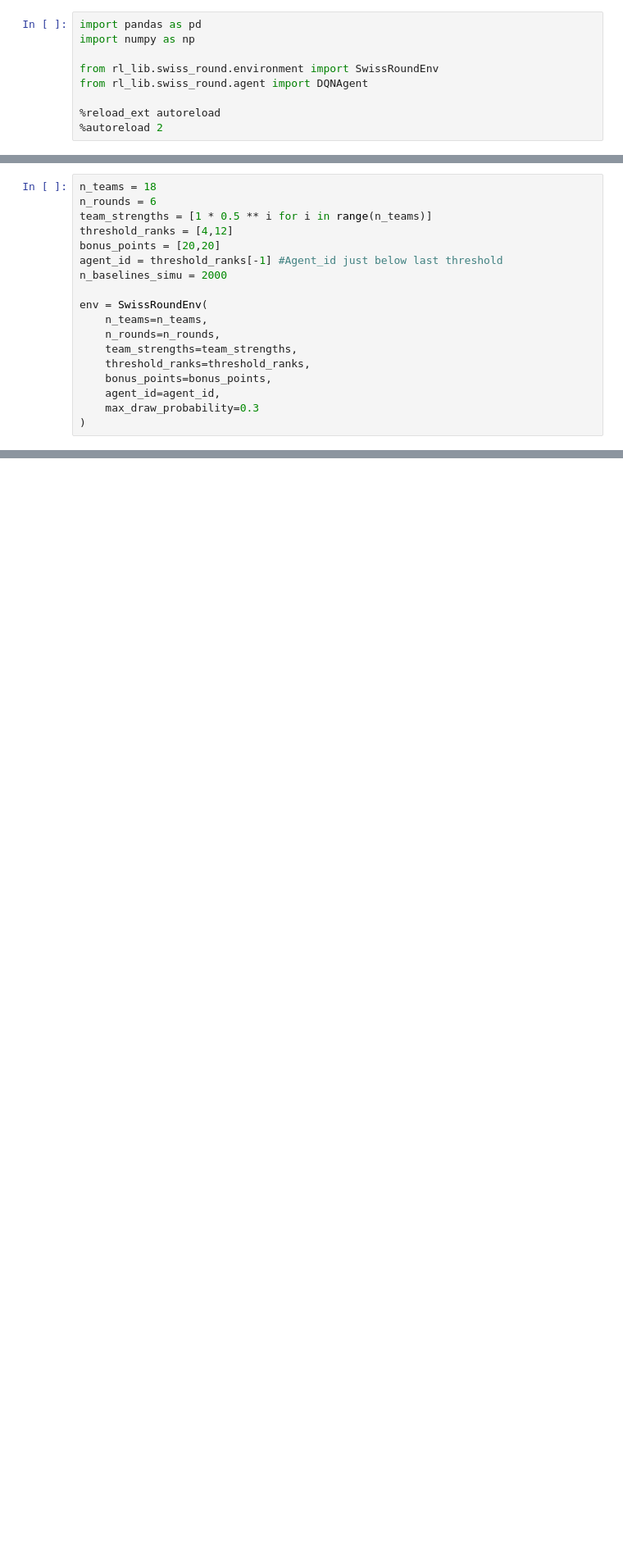
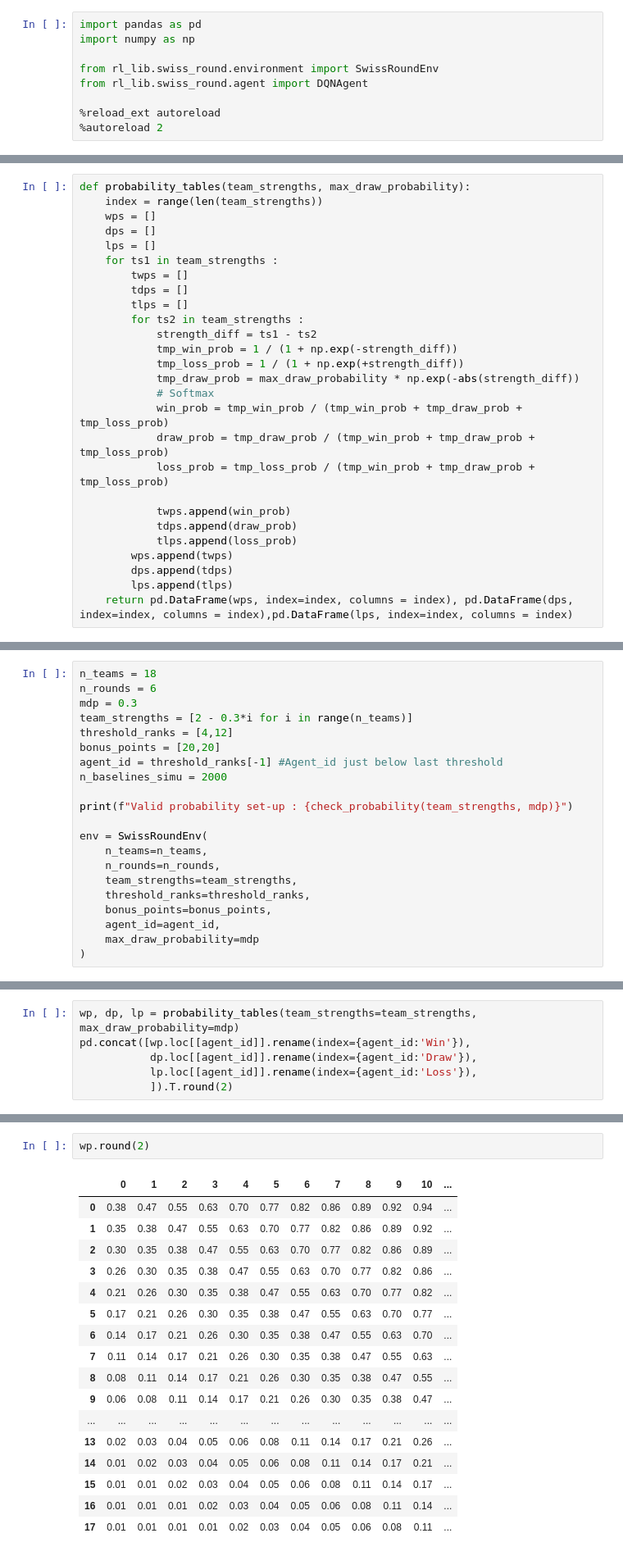
Before and after one commit to arnaud-odet/RL, a Jupyter notebook: notebooks/swiss_round.ipynb, the cells around one changed output, grey strips where cells are left out. Shown: that part at 82% size. Saved outputs shown, nothing was run; the diff lists cells and outputs as text; blank space fills up the shorter version.

Commit message:
Adjusting probability table

```diff
--- a/notebooks/swiss_round.ipynb
+++ b/notebooks/swiss_round.ipynb
@@ -9,0 +12,27 @@ from rl_lib.swiss_round.agent import DQNAgent
+# %%
+def probability_tables(team_strengths, max_draw_probability):
+    index = range(len(team_strengths))
+    wps = []
+    dps = []
+    lps = []
+    for ts1 in team_strengths :
+        twps = []
+        tdps = []
+        tlps = []
+        for ts2 in team_strengths :
+            strength_diff = ts1 - ts2
+            tmp_win_prob = 1 / (1 + np.exp(-strength_diff))
+            tmp_loss_prob = 1 / (1 + np.exp(+strength_diff))
+            tmp_draw_prob = max_draw_probability * np.exp(-abs(strength_diff))
+            # Softmax
+            win_prob = tmp_win_prob / (tmp_win_prob + tmp_draw_prob + tmp_loss_prob)
+            draw_prob = tmp_draw_prob / (tmp_win_prob + tmp_draw_prob + tmp_loss_prob)
+            loss_prob = tmp_loss_prob / (tmp_win_prob + tmp_draw_prob + tmp_loss_prob)
+
+            twps.append(win_prob)
+            tdps.append(draw_prob)
+            tlps.append(loss_prob)
+        wps.append(twps)
+        dps.append(tdps)
+        lps.append(tlps)
+    return pd.DataFrame(wps, index=index, columns = index), pd.DataFrame(dps, index=index, columns = index),pd.DataFrame(lps, index=index, columns = index)
@@ -10,11 +49,14 @@ from rl_lib.swiss_round.agent import DQNAgent
 # %%
 n_teams = 18
 n_rounds = 6
-team_strengths = [1 * 0.5 ** i for i in range(n_teams)]
+mdp = 0.3
+team_strengths = [2 - 0.3*i for i in range(n_teams)]
 threshold_ranks = [4,12]
 bonus_points = [20,20]
 agent_id = threshold_ranks[-1] #Agent_id just below last threshold
 n_baselines_simu = 2000
+
+print(f"Valid probability set-up : {check_probability(team_strengths, mdp)}")
 
 env = SwissRoundEnv(
     n_teams=n_teams,
@@ -23,5 +65,5 @@ env = SwissRoundEnv(
     threshold_ranks=threshold_ranks,
     bonus_points=bonus_points,
     agent_id=agent_id,
-    max_draw_probability=0.3
+    max_draw_probability=mdp
 )
@@ -27,0 +79,6 @@ env = SwissRoundEnv(
+# %%
+wp, dp, lp = probability_tables(team_strengths=team_strengths, max_draw_probability=mdp)
+pd.concat([wp.loc[[agent_id]].rename(index={agent_id:'Win'}),
+           dp.loc[[agent_id]].rename(index={agent_id:'Draw'}),
+           lp.loc[[agent_id]].rename(index={agent_id:'Loss'}),
+           ]).T.round(2)
@@ -27,0 +105,20 @@ env = SwissRoundEnv(
+# %%
+wp.round(2)
+# %% [output]
+|  | 0 | 1 | 2 | 3 | 4 | 5 | 6 | 7 | 8 | 9 | 10 | ... |
+| 0 | 0.38 | 0.47 | 0.55 | 0.63 | 0.70 | 0.77 | 0.82 | 0.86 | 0.89 | 0.92 | 0.94 | ... |
+| 1 | 0.35 | 0.38 | 0.47 | 0.55 | 0.63 | 0.70 | 0.77 | 0.82 | 0.86 | 0.89 | 0.92 | ... |
+| 2 | 0.30 | 0.35 | 0.38 | 0.47 | 0.55 | 0.63 | 0.70 | 0.77 | 0.82 | 0.86 | 0.89 | ... |
+| 3 | 0.26 | 0.30 | 0.35 | 0.38 | 0.47 | 0.55 | 0.63 | 0.70 | 0.77 | 0.82 | 0.86 | ... |
+| 4 | 0.21 | 0.26 | 0.30 | 0.35 | 0.38 | 0.47 | 0.55 | 0.63 | 0.70 | 0.77 | 0.82 | ... |
+| 5 | 0.17 | 0.21 | 0.26 | 0.30 | 0.35 | 0.38 | 0.47 | 0.55 | 0.63 | 0.70 | 0.77 | ... |
+| 6 | 0.14 | 0.17 | 0.21 | 0.26 | 0.30 | 0.35 | 0.38 | 0.47 | 0.55 | 0.63 | 0.70 | ... |
+| 7 | 0.11 | 0.14 | 0.17 | 0.21 | 0.26 | 0.30 | 0.35 | 0.38 | 0.47 | 0.55 | 0.63 | ... |
+| 8 | 0.08 | 0.11 | 0.14 | 0.17 | 0.21 | 0.26 | 0.30 | 0.35 | 0.38 | 0.47 | 0.55 | ... |
+| 9 | 0.06 | 0.08 | 0.11 | 0.14 | 0.17 | 0.21 | 0.26 | 0.30 | 0.35 | 0.38 | 0.47 | ... |
+| ... | ... | ... | ... | ... | ... | ... | ... | ... | ... | ... | ... | ... |
+| 13 | 0.02 | 0.03 | 0.04 | 0.05 | 0.06 | 0.08 | 0.11 | 0.14 | 0.17 | 0.21 | 0.26 | ... |
+| 14 | 0.01 | 0.02 | 0.03 | 0.04 | 0.05 | 0.06 | 0.08 | 0.11 | 0.14 | 0.17 | 0.21 | ... |
+| 15 | 0.01 | 0.01 | 0.02 | 0.03 | 0.04 | 0.05 | 0.06 | 0.08 | 0.11 | 0.14 | 0.17 | ... |
+| 16 | 0.01 | 0.01 | 0.01 | 0.02 | 0.03 | 0.04 | 0.05 | 0.06 | 0.08 | 0.11 | 0.14 | ... |
+| 17 | 0.01 | 0.01 | 0.01 | 0.01 | 0.02 | 0.03 | 0.04 | 0.05 | 0.06 | 0.08 | 0.11 | ... |
```
Also changed, not shown: parts of 16 cells of this notebook.
